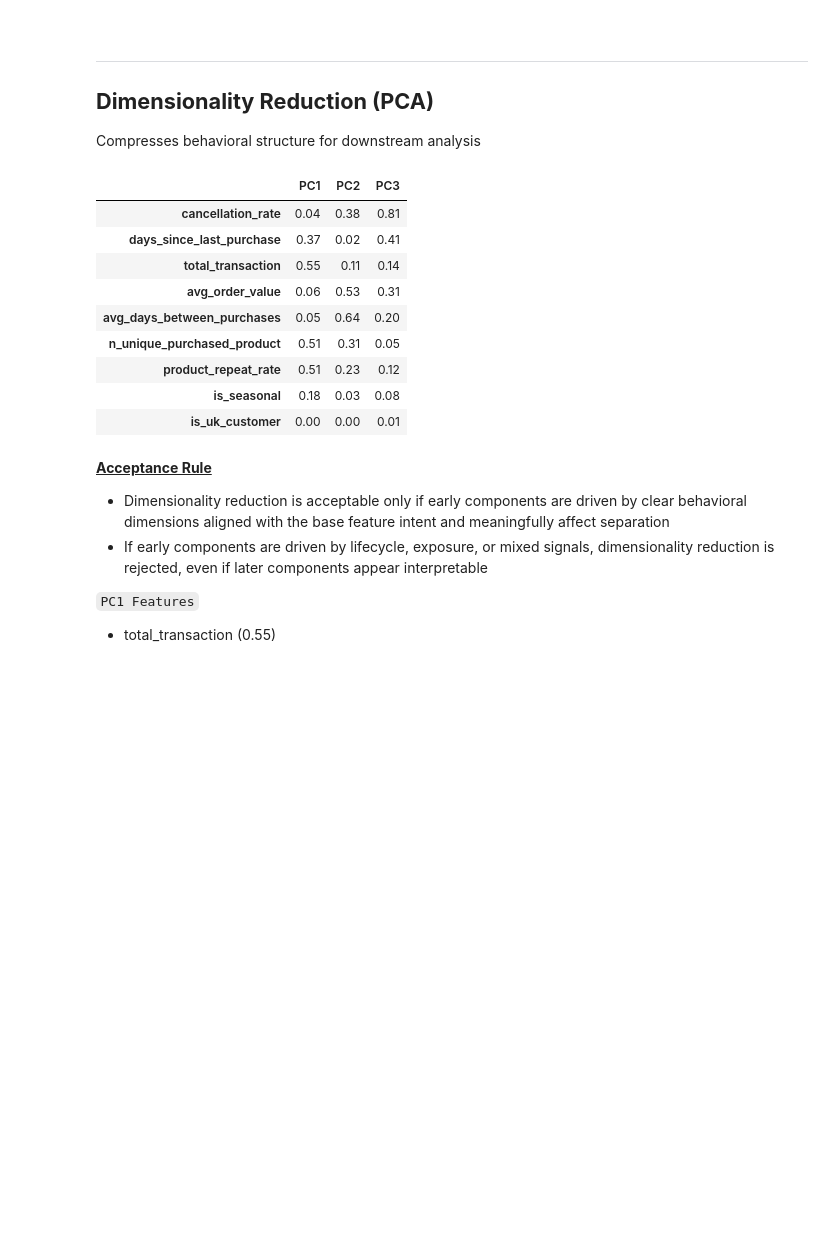
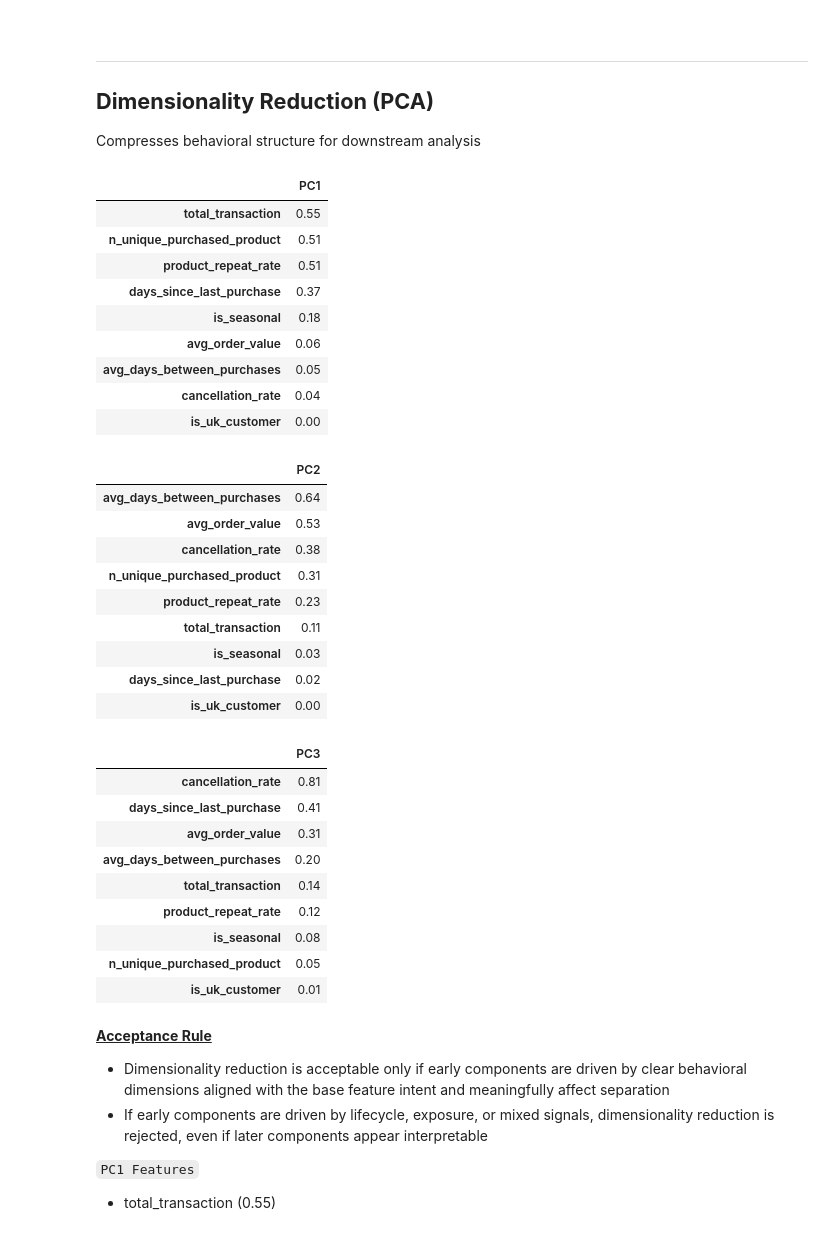
Before and after one commit to BLMgithub/customer-action-prioritization, a Jupyter notebook: notebooks/03_dimensionality_reduction.ipynb, the cells around one changed output. Drawn from its saved outputs; the diff is of its cells as text; code cells hidden in the pictures; blank space fills up the shorter version.

Commit message:
Update: visual render - PCA loadings view

```diff
--- a/notebooks/03_dimensionality_reduction.ipynb
+++ b/notebooks/03_dimensionality_reduction.ipynb
@@ -165,27 +166,59 @@ Compresses behavioral structure for downstream analysis
 # %%
 pca = PCA().fit(X= scaled_customer_features)
 feature_names = scaled_customer_features.columns.tolist()
 
 # Extract PCA loadings to evaluate behavioral meaning of components
 loadings = pd.DataFrame(
     pca.components_.T,
     index=feature_names,
     columns=[f"PC{i+1}" for i in range(pca.n_components_)]
 )
 
 # Inspect early components that drive most of the separation
-loadings.iloc[:, :3].abs().round(2)
+pc1 = loadings.loc[:, ['PC1']].abs().round(2).sort_values(by= 'PC1', ascending= False)
+pc2 = loadings.loc[:, ['PC2']].abs().round(2).sort_values(by= 'PC2', ascending= False)
+pc3 = loadings.loc[:, ['PC3']].abs().round(2).sort_values(by= 'PC3', ascending= False)
+
+# Stacked sideways
+horizontal_view = f"""
+<div style="display: flex; gap: 30px;">
+    <div>{pc1.to_html()}</div>
+    <div>{pc2.to_html()}</div>
+    <div>{pc3.to_html()}</div>
+</div>
+"""
+display(HTML(horizontal_view))
 # %% [output]
-|  | PC1 | PC2 | PC3 |
-| cancellation_rate | 0.04 | 0.38 | 0.81 |
-| days_since_last_purchase | 0.37 | 0.02 | 0.41 |
-| total_transaction | 0.55 | 0.11 | 0.14 |
-| avg_order_value | 0.06 | 0.53 | 0.31 |
-| avg_days_between_purchases | 0.05 | 0.64 | 0.20 |
-| n_unique_purchased_product | 0.51 | 0.31 | 0.05 |
-| product_repeat_rate | 0.51 | 0.23 | 0.12 |
-| is_seasonal | 0.18 | 0.03 | 0.08 |
-| is_uk_customer | 0.00 | 0.00 | 0.01 |
+|  | PC1 |
+| total_transaction | 0.55 |
+| n_unique_purchased_product | 0.51 |
+| product_repeat_rate | 0.51 |
+| days_since_last_purchase | 0.37 |
+| is_seasonal | 0.18 |
+| avg_order_value | 0.06 |
+| avg_days_between_purchases | 0.05 |
+| cancellation_rate | 0.04 |
+| is_uk_customer | 0.00 |
+|  | PC2 |
+| avg_days_between_purchases | 0.64 |
+| avg_order_value | 0.53 |
+| cancellation_rate | 0.38 |
+| n_unique_purchased_product | 0.31 |
+| product_repeat_rate | 0.23 |
+| total_transaction | 0.11 |
+| is_seasonal | 0.03 |
+| days_since_last_purchase | 0.02 |
+| is_uk_customer | 0.00 |
+|  | PC3 |
+| cancellation_rate | 0.81 |
+| days_since_last_purchase | 0.41 |
+| avg_order_value | 0.31 |
+| avg_days_between_purchases | 0.20 |
+| total_transaction | 0.14 |
+| product_repeat_rate | 0.12 |
+| is_seasonal | 0.08 |
+| n_unique_purchased_product | 0.05 |
+| is_uk_customer | 0.01 |
 # %% [markdown]
 <ins>**Acceptance Rule**</ins>
 - Dimensionality reduction is acceptable only if early components are driven by clear behavioral dimensions aligned with the base feature intent and meaningfully affect separation
```
Also changed, not shown: parts of 1 cell of this notebook.
